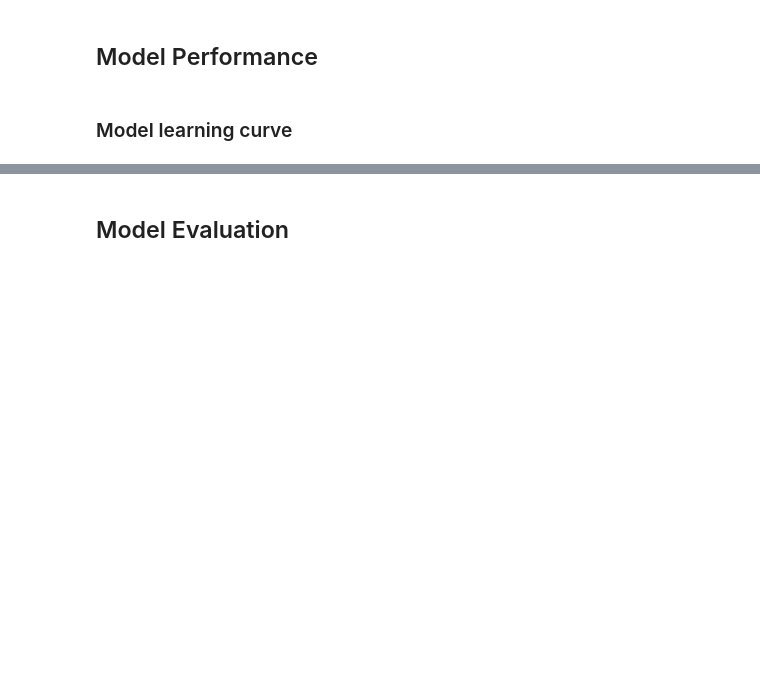
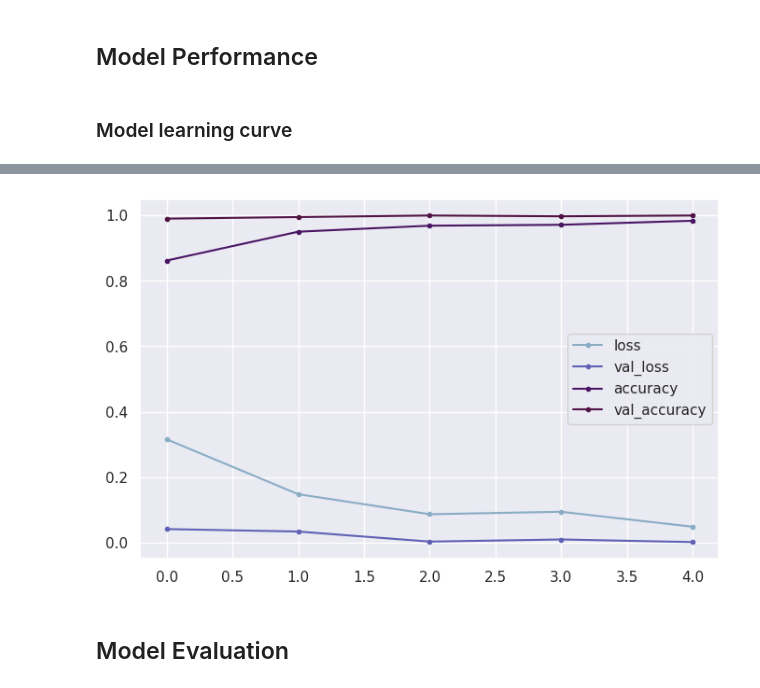
Before and after one commit to Poes93/mildew-detector, a Jupyter notebook: jupyter_notebooks/03 - ModellingEvaluating.ipynb, the cells around one changed output, grey strips where cells are left out. Saved outputs shown, nothing was run; the diff lists cells and outputs as text; code cells hidden in the pictures; blank space fills up the shorter version.

```diff
--- a/jupyter_notebooks/03 - ModellingEvaluating.ipynb
+++ b/jupyter_notebooks/03 - ModellingEvaluating.ipynb
@@ -400,3 +400,17 @@ plt.show()
+# %%
+history_data = pd.DataFrame(model.history.history)
+plt.figure(figsize=(8, 5))
+
+
+columns_to_plot = ['loss', 'val_loss', 'accuracy', 'val_accuracy']
+history_data[columns_to_plot].plot(ax=plt.gca(), style='.-', figsize=(8, 5))
+
+
+plt.savefig(f'{file_path}/model_loss_acc.png',
+            bbox_inches='tight', dpi=150)
+plt.show()
+# %% [output]
+[figure, added]
 # %% [markdown]
 ## Model Evaluation
 # %% [markdown]
```
Also changed, not shown: parts of 4 cells of this notebook, 4 other files.
